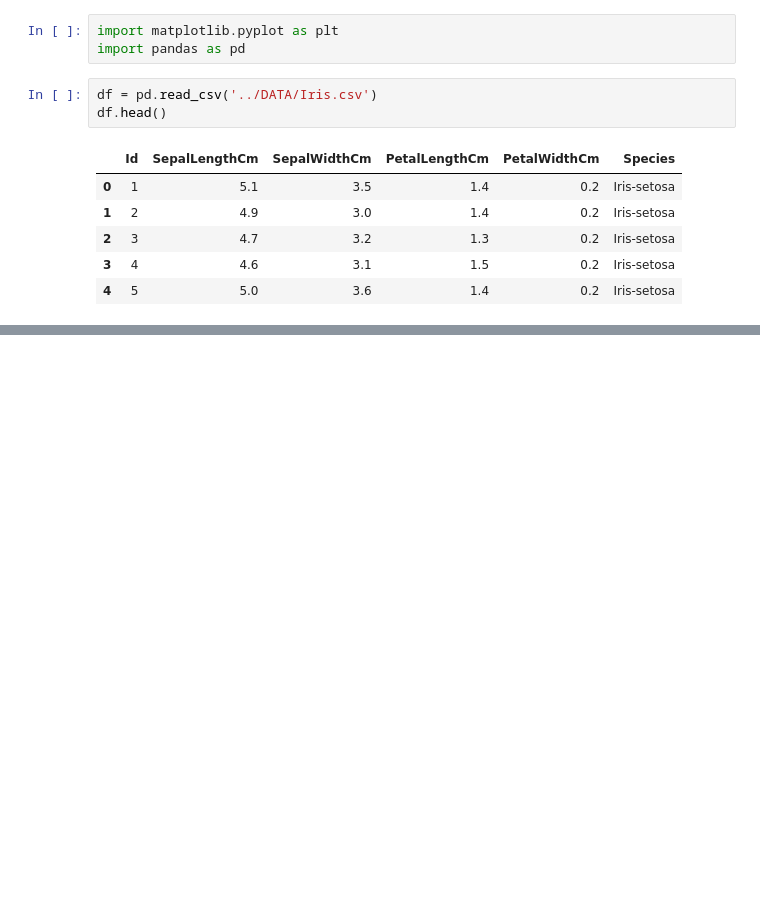
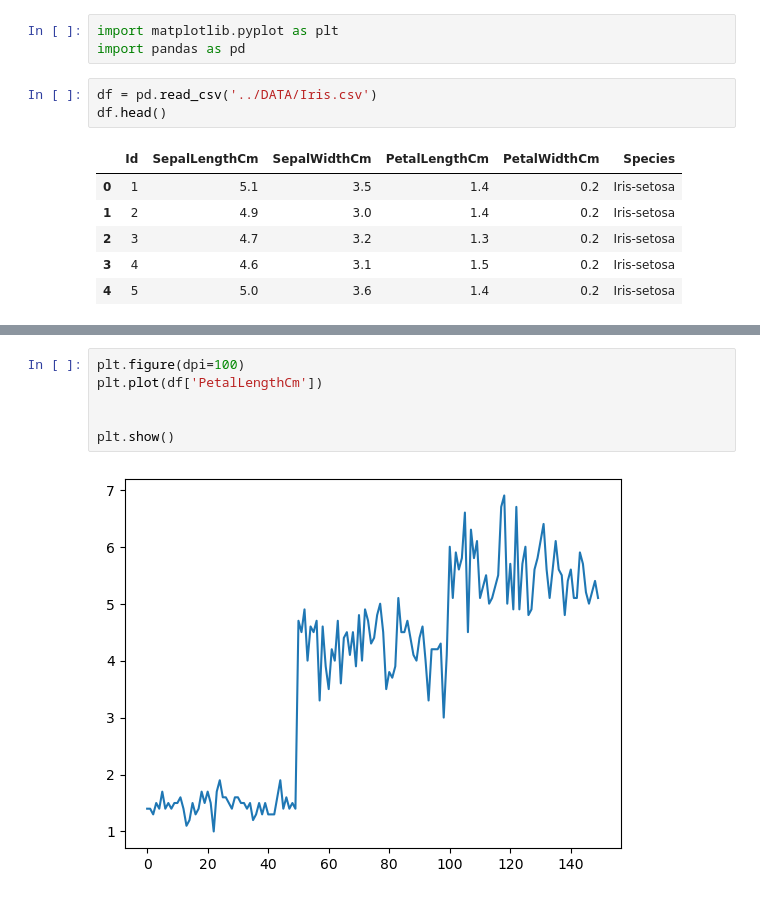
Before and after one commit to amenhasfaw/DPFE, a Jupyter notebook: CODE/Matplotlib.ipynb, the cells around one changed output, grey strips where cells are left out. Saved outputs shown, nothing was run; the diff lists cells and outputs as text; blank space fills up the shorter version.

```diff
--- a/CODE/Matplotlib.ipynb
+++ b/CODE/Matplotlib.ipynb
@@ -21,0 +24,8 @@ plt.show()
+# %%
+plt.figure(dpi=100)
+plt.plot(df['PetalLengthCm'])
+
+
+plt.show()
+# %% [output]
+[figure, added]
```
Also changed, not shown: parts of 8 cells of this notebook.
